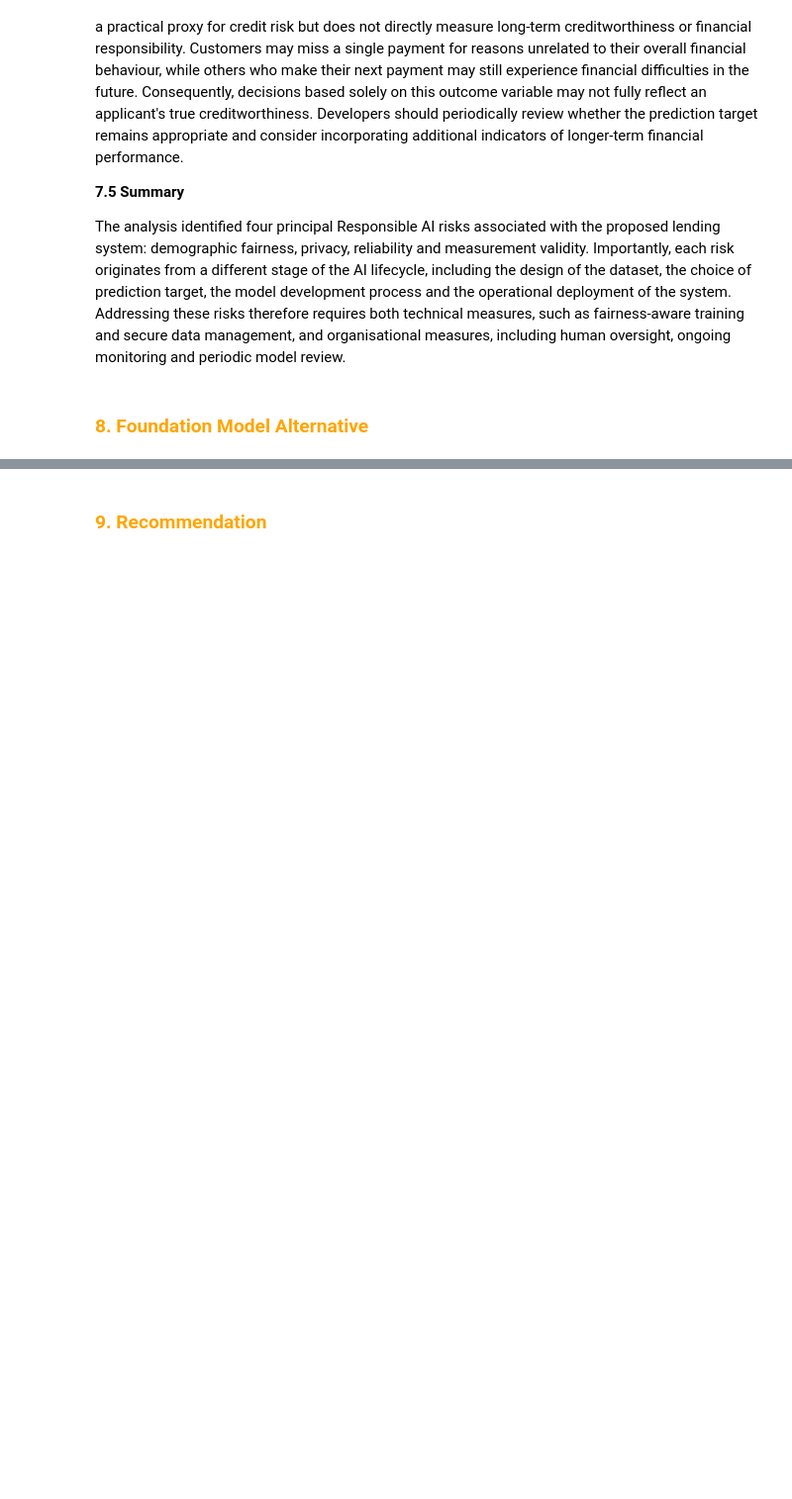
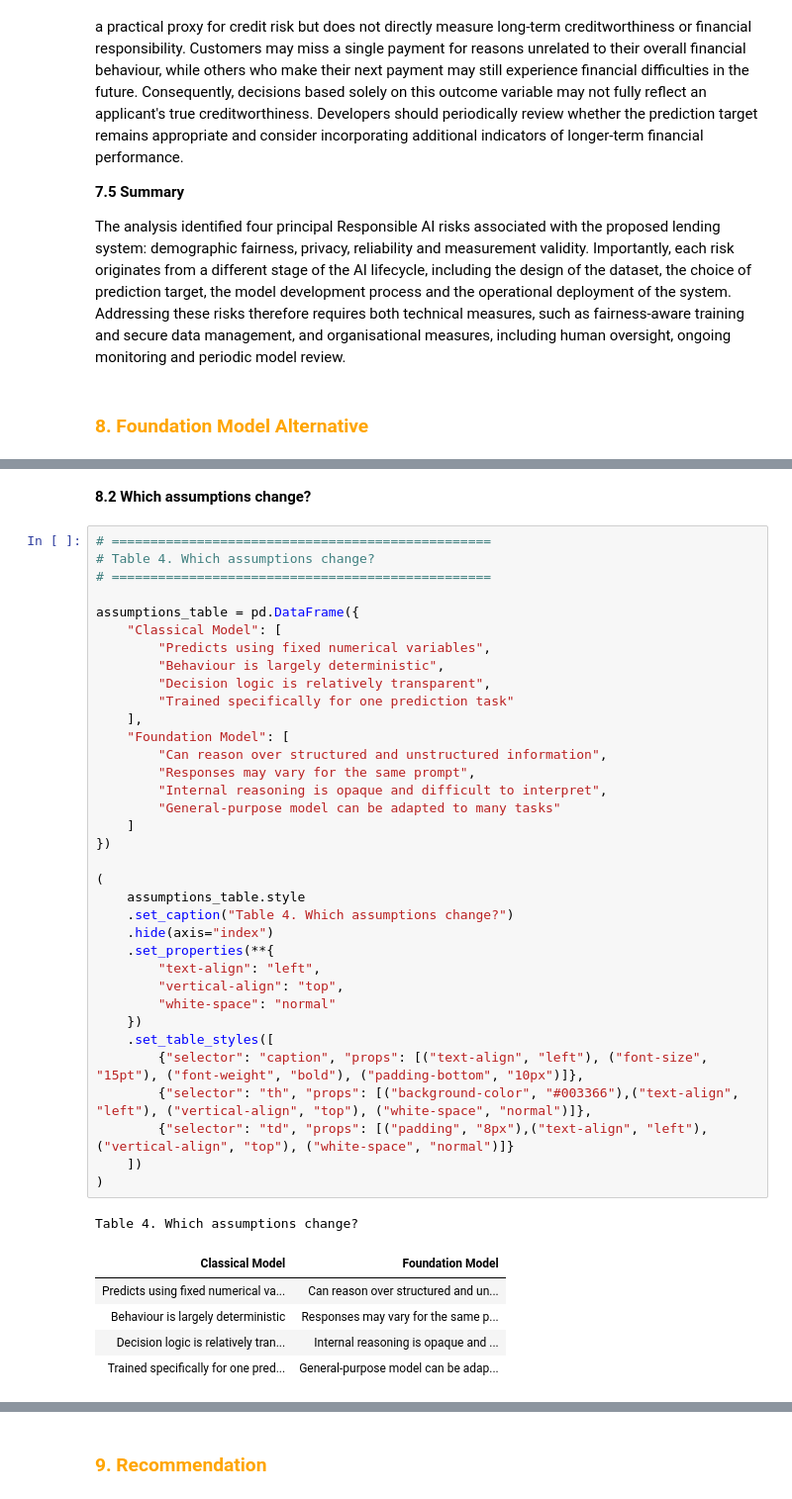
Before and after one commit to michaelhudson2205/INFO3022_Practicals, a Jupyter notebook: Mike_A1_1.ipynb, the cells around one changed output, grey strips where cells are left out. Shown at 99% size. Cells and saved outputs as stored; diff of their text form; blank space fills up the shorter version.

```diff
--- a/Mike_A1_1.ipynb
+++ b/Mike_A1_1.ipynb
@@ -1149,0 +1158,44 @@ The analysis identified four principal Responsible AI risks associated with the
+# %% [markdown]
+**8.2 Which assumptions change?**
+# %%
+# =================================================
+# Table 4. Which assumptions change?
+# =================================================
+
+assumptions_table = pd.DataFrame({
+    "Classical Model": [
+        "Predicts using fixed numerical variables",
+        "Behaviour is largely deterministic",
+        "Decision logic is relatively transparent",
+        "Trained specifically for one prediction task"
+    ],
+    "Foundation Model": [
+        "Can reason over structured and unstructured information",
+        "Responses may vary for the same prompt",
+        "Internal reasoning is opaque and difficult to interpret",
+        "General-purpose model can be adapted to many tasks"
+    ]
+})
+
+(
+    assumptions_table.style
+    .set_caption("Table 4. Which assumptions change?")
+    .hide(axis="index")
+    .set_properties(**{
+        "text-align": "left",
+        "vertical-align": "top",
+        "white-space": "normal"
+    })
+    .set_table_styles([
+        {"selector": "caption", "props": [("text-align", "left"), ("font-size", "15pt"), ("font-weight", "bold"), ("padding-bottom", "10px")]},
+        {"selector": "th", "props": [("background-color", "#003366"),("text-align", "left"), ("vertical-align", "top"), ("white-space", "normal")]},
+        {"selector": "td", "props": [("padding", "8px"),("text-align", "left"), ("vertical-align", "top"), ("white-space", "normal")]}
+    ])
+)
+# %% [output]
+Table 4. Which assumptions change?
+| Classical Model | Foundation Model |
+| Predicts using fixed numerical va... | Can reason over structured and un... |
+| Behaviour is largely deterministic | Responses may vary for the same p... |
+| Decision logic is relatively tran... | Internal reasoning is opaque and ... |
+| Trained specifically for one pred... | General-purpose model can be adap... |
```
Also changed, not shown: parts of 18 cells of this notebook, 1 other file.
